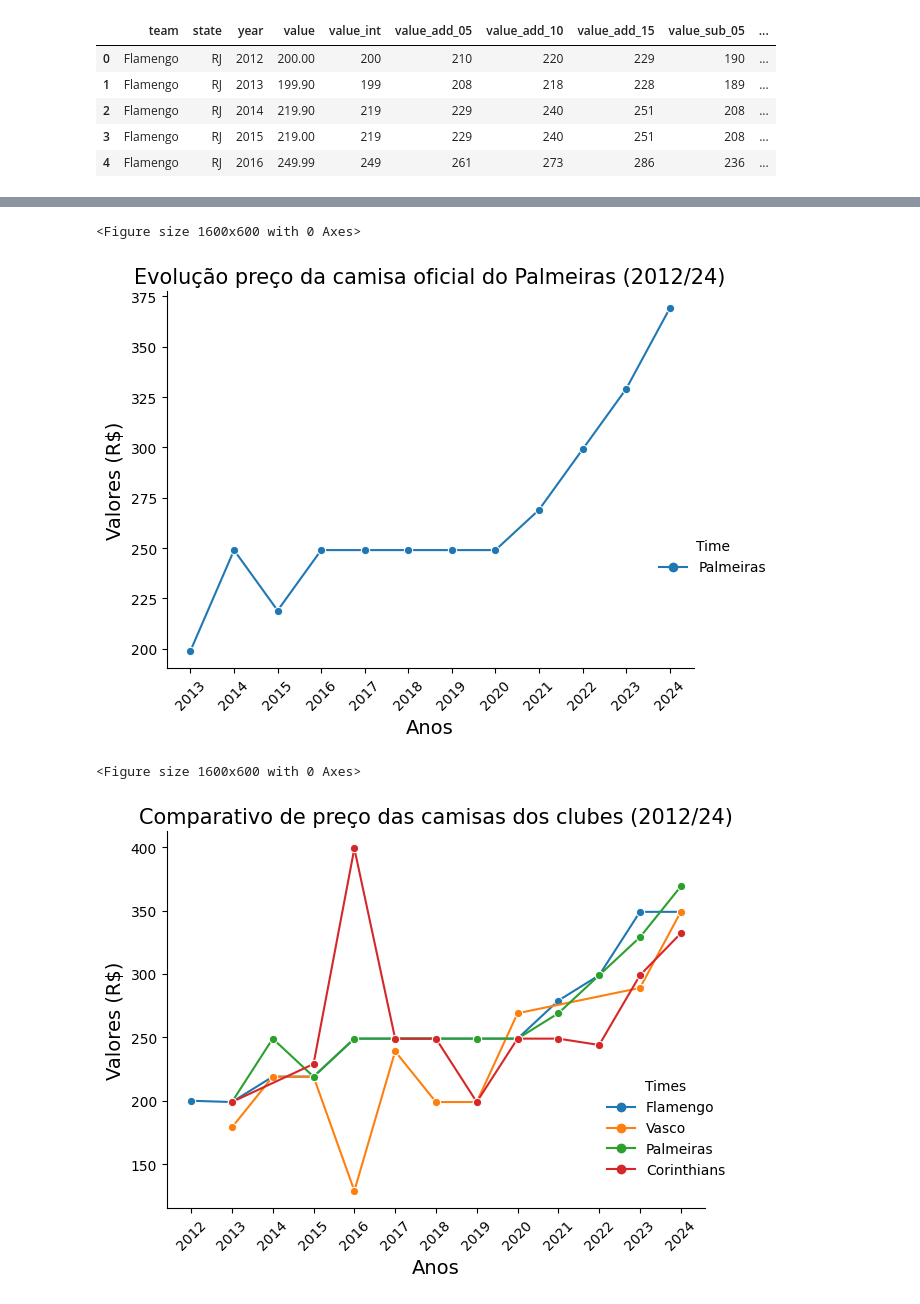
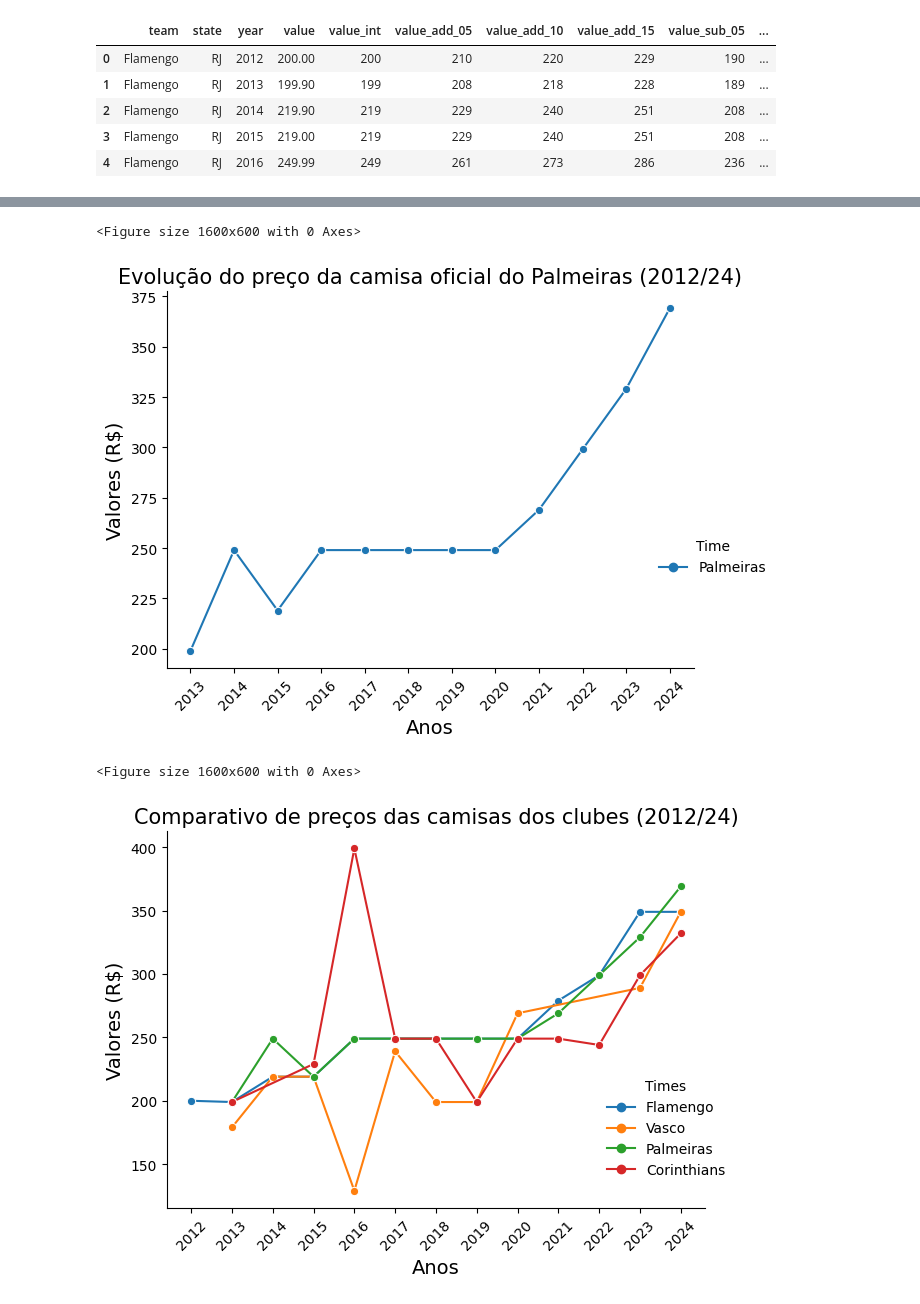
Before and after one commit to leonardoFiedler/brazilian-football-jerseys, a Jupyter notebook: app/analytics/basic_data_analysis.ipynb, the cells around one changed output, grey strips where cells are left out. Cells and saved outputs as stored; diff of their text form; code cells hidden in the pictures.

```diff
--- a/app/analytics/basic_data_analysis.ipynb
+++ b/app/analytics/basic_data_analysis.ipynb
@@ -109,7 +109,7 @@ plt.xticks(
     palmeiras_df["year"], rotation=45
 )  # Explicitly set the ticks to every year in the dataframe
 
-plt.title("Evolução preço da camisa oficial do Palmeiras (2012/24)", fontsize=15)
+plt.title("Evolução do preço da camisa oficial do Palmeiras (2012/24)", fontsize=15)
 plt.xlabel("Anos", fontsize=14)
 plt.ylabel("Valores (R$)", fontsize=14)
 
@@ -119,27 +119,27 @@ plt.tight_layout()
 plt.show()
 # %% [output]
 <Figure size 1600x600 with 0 Axes>
-[figure, old version]
+[figure, new version]
 # %%
 df_teams = df.query("team in ('Flamengo', 'Vasco', 'Corinthians', 'Palmeiras')")
 
 plt.figure(figsize=(16, 6))
 
 g = sns.relplot(
     data=df_teams, kind="line", x="year", hue="team", y="value_int", marker="o"
 )
 plt.xticks(
     df_teams["year"].unique(), rotation=45
 )  # Explicitly set the ticks to every year in the dataframe
 
-plt.title("Comparativo de preço das camisas dos clubes (2012/24)", fontsize=15)
+plt.title("Comparativo de preços das camisas dos clubes (2012/24)", fontsize=15)
 plt.xlabel("Anos", fontsize=14)
 plt.ylabel("Valores (R$)", fontsize=14)
 
 sns.move_legend(g, "upper left", bbox_to_anchor=(0.80, 0.45), title="Times")
 
 plt.tight_layout()
 plt.show()
 # %% [output]
 <Figure size 1600x600 with 0 Axes>
-[figure, old version]
+[figure, new version]
```
Also changed, not shown: parts of 3 cells of this notebook, 1 other file.
